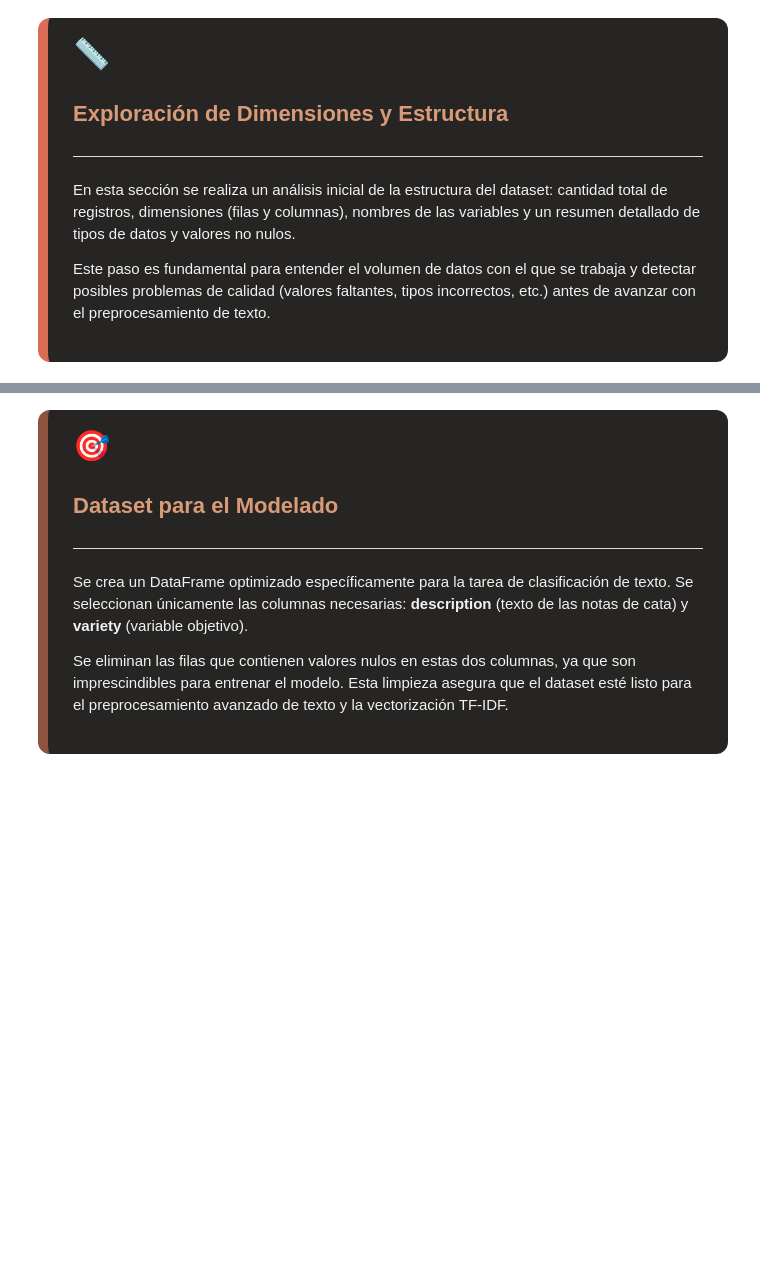
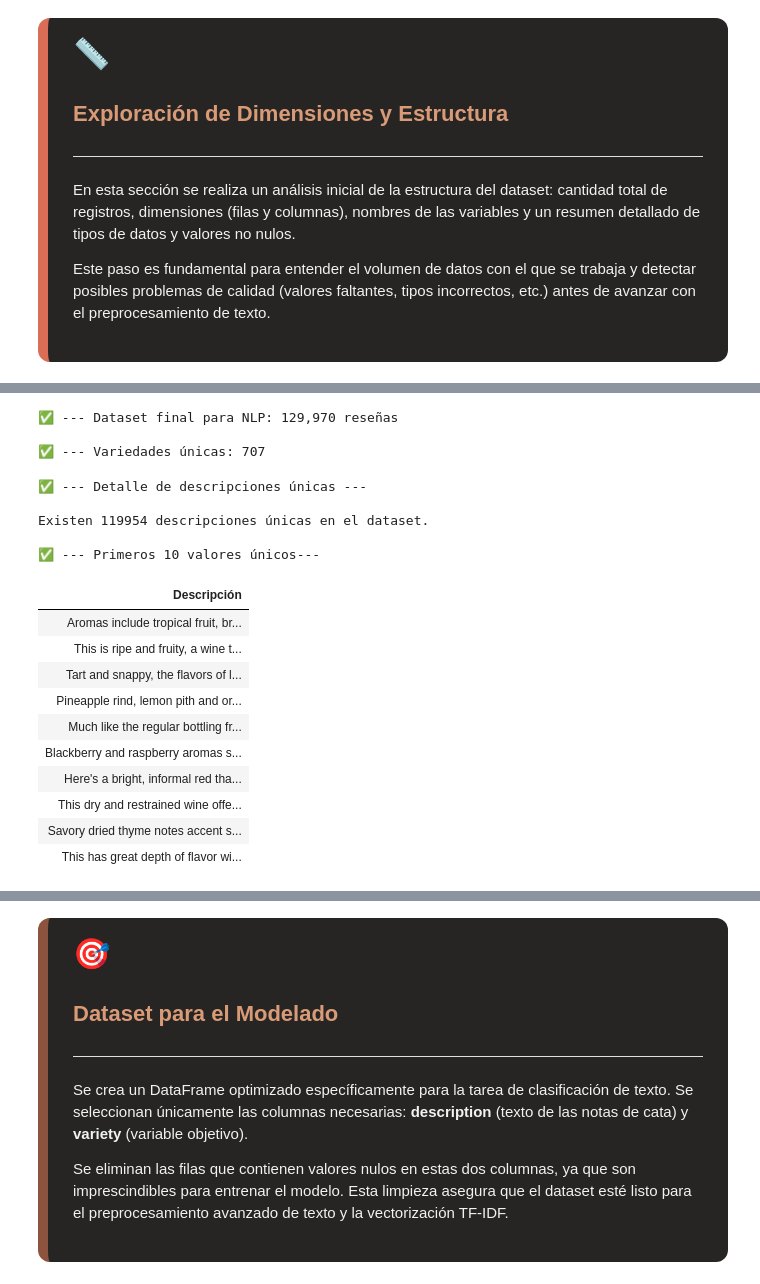
Before and after one commit to Azwraithz/Coderhouse-DataScience-C77805, a Jupyter notebook: Analisis-de-vinos/DataScienceII-C77805-Morales_Luis.ipynb, the cells around one changed output, grey strips where cells are left out. Cells and saved outputs as stored; diff of their text form; code cells hidden in the pictures; blank space fills up the shorter version.

```diff
--- a/Analisis-de-vinos/DataScienceII-C77805-Morales_Luis.ipynb
+++ b/Analisis-de-vinos/DataScienceII-C77805-Morales_Luis.ipynb
@@ -249,22 +307,75 @@ df.info()
 # %%
-# Estrategia de limpieza
+# ==============================================================================
+# ESTRATEGIA DE LIMPIEZA
+# ==============================================================================
+
 # - Eliminación de filas sin 'description' o 'variety' (críticas para el modelo)
 # - 'designation' tiene muchos valores únicos (~38k) → se usará solo exploratoriamente
 df_nlp = df[['description', 'variety']].copy()
 df_nlp.dropna(subset=['description', 'variety'], inplace=True)
 
-print(f"Dataset final para NLP: {df_nlp.shape[0]:,} reseñas")
-print(f"Variedades únicas: {df_nlp['variety'].nunique()}")
+print(f"✅ --- Dataset final para NLP: {df_nlp.shape[0]:,} reseñas")
+print(f"\n✅ --- Variedades únicas: {df_nlp['variety'].nunique()}")
+# %% [output]
+✅ --- Dataset final para NLP: 129,970 reseñas
+
+✅ --- Variedades únicas: 707
 # %%
+# ==============================================================================
+# ANÁLISIS DE VALORES ÚNICOS EN 'description'
+# ==============================================================================
+
 # Obtención de un array con todos los valores únicos
 valores_unicos = df_nlp['description'].unique()
+
 # Conteo de valores únicos existentes en la columna 'description'
 total_unicos = df_nlp['description'].nunique()
 
-print(f"--- Detalle de descripciones únicas ---")
-print(f"Existen {total_unicos} descripciones únicas en el dataset.")
-print("Primeros 10 valores únicos:")
-print(valores_unicos[:10])
+print(f"✅ --- Detalle de descripciones únicas ---")
+print(f"\nExisten {total_unicos} descripciones únicas en el dataset.\n")
+print(f"✅ --- Primeros 10 valores únicos---")
+display(
+    pd.DataFrame({'Descripción': valores_unicos[:10]})
+    .style
+    .set_properties(**{
+        'text-align'      : 'left',
+        'white-space'     : 'pre-wrap',
+        'max-width'       : '850px',
+        'padding'         : '8px 12px',
+        'font-size'       : '13px',
+        'color'           : '#f2f2f2',
+        'background-color': '#262524',
+        'border'          : '1px solid #8C533E'
+    })
+    .set_table_styles([{
+        'selector': 'th',
+        'props'   : [
+            ('background-color', '#8C533E'),
+            ('color'           , '#D99B77'),
+            ('font-size'       , '13px'),
+            ('text-align'      , 'left'),
+            ('padding'         , '8px 12px')
+        ]
+    }])
+    .hide(axis='index')
+)
+# %% [output]
+✅ --- Detalle de descripciones únicas ---
+
+Existen 119954 descripciones únicas en el dataset.
+
+✅ --- Primeros 10 valores únicos---
+| Descripción |
+| Aromas include tropical fruit, br... |
+| This is ripe and fruity, a wine t... |
+| Tart and snappy, the flavors of l... |
+| Pineapple rind, lemon pith and or... |
+| Much like the regular bottling fr... |
+| Blackberry and raspberry aromas s... |
+| Here's a bright, informal red tha... |
+| This dry and restrained wine offe... |
+| Savory dried thyme notes accent s... |
+| This has great depth of flavor wi... |
 # %% [markdown]
 <div style="background-color: #262524; padding: 25px; border-radius: 12px; border-left: 10px solid #F23838; font-family: sans-serif; max-width: 100%; box-sizing: border-box;">
     <div style="display: flex; align-items: center; margin-bottom: 10px;">
```
Also changed, not shown: parts of 9 cells of this notebook.
